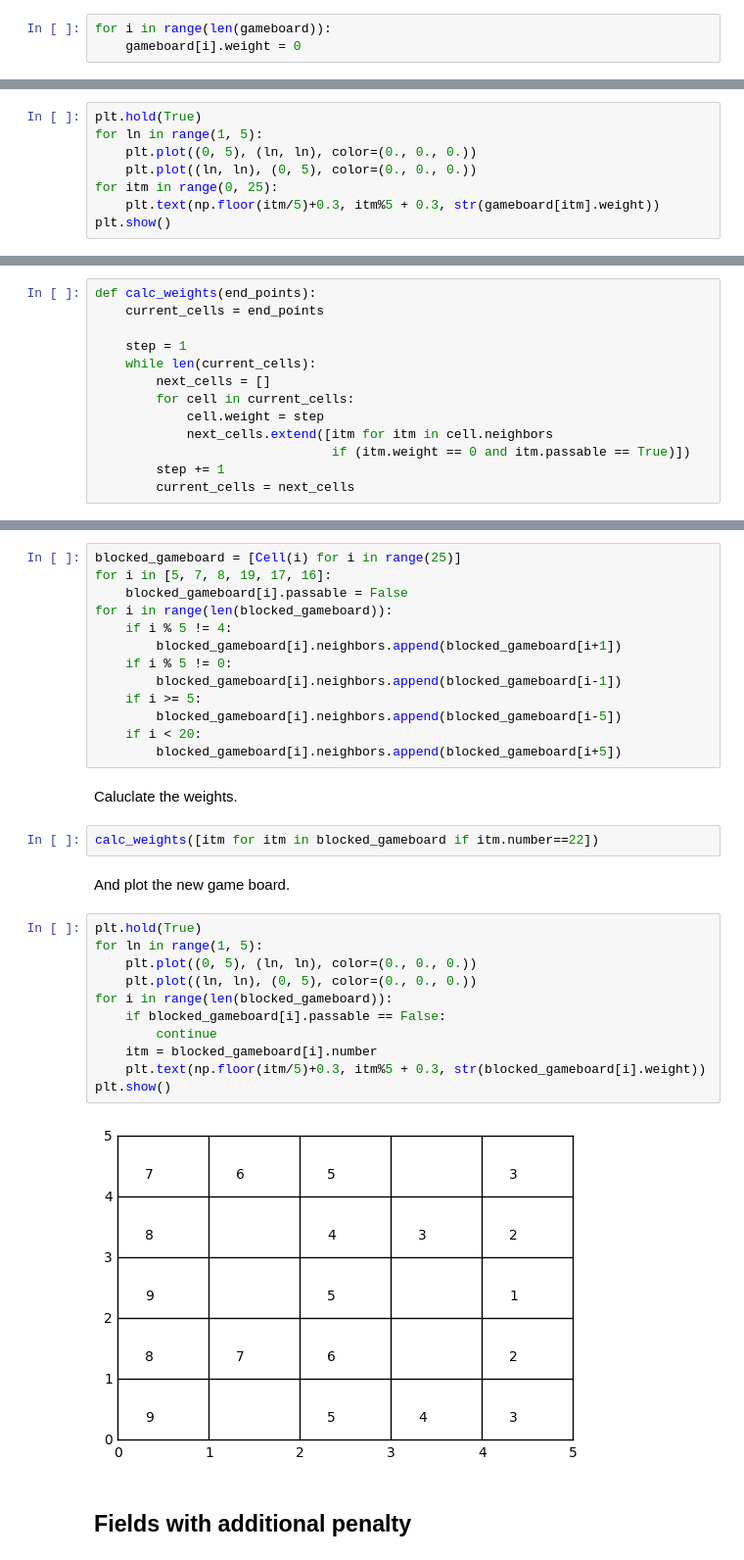
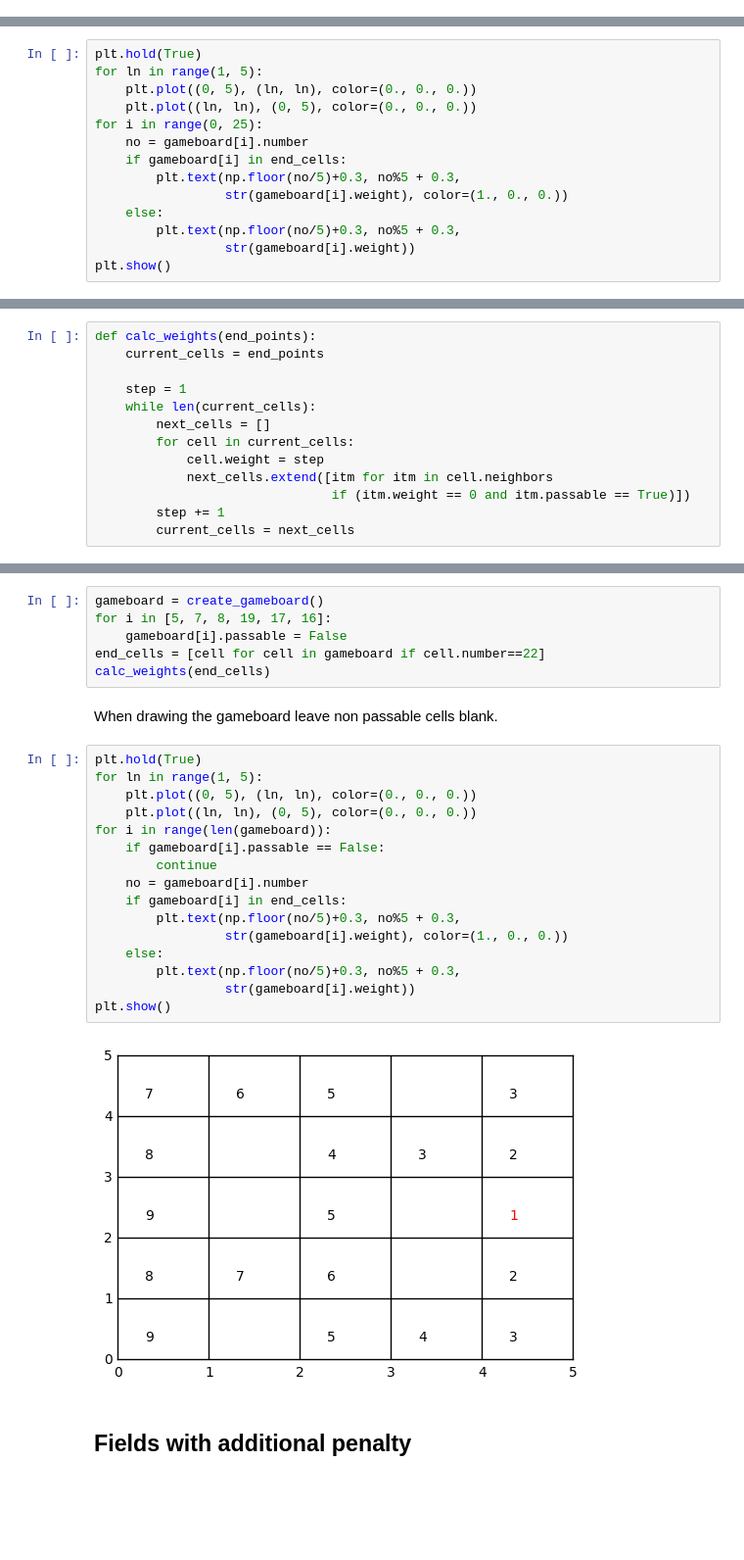
Before and after one commit to SvenMayer/notebooks, a Jupyter notebook: short_path.ipynb, the cells around one changed output, grey strips where cells are left out. Shown at 98% size. Cells and saved outputs as stored; diff of their text form; blank space fills up the shorter version.

```diff
--- a/short_path.ipynb
+++ b/short_path.ipynb
@@ -50,3 +69,0 @@ First all weights are zeroed.
-# %%
-for i in range(len(gameboard)):
-    gameboard[i].weight = 0
@@ -71,7 +74,13 @@ plt.hold(True)
 for ln in range(1, 5):
     plt.plot((0, 5), (ln, ln), color=(0., 0., 0.))
     plt.plot((ln, ln), (0, 5), color=(0., 0., 0.))
-for itm in range(0, 25):
-    plt.text(np.floor(itm/5)+0.3, itm%5 + 0.3, str(gameboard[itm].weight))
+for i in range(0, 25):
+    no = gameboard[i].number
+    if gameboard[i] in end_cells:
+        plt.text(np.floor(no/5)+0.3, no%5 + 0.3,
+                 str(gameboard[i].weight), color=(1., 0., 0.))
+    else:
+        plt.text(np.floor(no/5)+0.3, no%5 + 0.3,
+                 str(gameboard[i].weight))
 plt.show()
 # %% [output]
@@ -107,35 +116,29 @@ Create a new gameboard with non passable cells.
-# %%
-blocked_gameboard = [Cell(i) for i in range(25)]
-for i in [5, 7, 8, 19, 17, 16]:
-    blocked_gameboard[i].passable = False
-for i in range(len(blocked_gameboard)):
-    if i % 5 != 4:
-        blocked_gameboard[i].neighbors.append(blocked_gameboard[i+1])
-    if i % 5 != 0:
-        blocked_gameboard[i].neighbors.append(blocked_gameboard[i-1])
-    if i >= 5:
-        blocked_gameboard[i].neighbors.append(blocked_gameboard[i-5])
-    if i < 20:
-        blocked_gameboard[i].neighbors.append(blocked_gameboard[i+5])
-# %% [markdown]
-Caluclate the weights.
-# %%
-calc_weights([itm for itm in blocked_gameboard if itm.number==22])
-# %% [markdown]
-And plot the new game board.
+# %%
+gameboard = create_gameboard()
+for i in [5, 7, 8, 19, 17, 16]:
+    gameboard[i].passable = False
+end_cells = [cell for cell in gameboard if cell.number==22]
+calc_weights(end_cells)
+# %% [markdown]
+When drawing the gameboard leave non passable cells blank.
 # %%
 plt.hold(True)
 for ln in range(1, 5):
     plt.plot((0, 5), (ln, ln), color=(0., 0., 0.))
     plt.plot((ln, ln), (0, 5), color=(0., 0., 0.))
-for i in range(len(blocked_gameboard)):
-    if blocked_gameboard[i].passable == False:
+for i in range(len(gameboard)):
+    if gameboard[i].passable == False:
         continue
-    itm = blocked_gameboard[i].number
-    plt.text(np.floor(itm/5)+0.3, itm%5 + 0.3, str(blocked_gameboard[i].weight))
+    no = gameboard[i].number
+    if gameboard[i] in end_cells:
+        plt.text(np.floor(no/5)+0.3, no%5 + 0.3,
+                 str(gameboard[i].weight), color=(1., 0., 0.))
+    else:
+        plt.text(np.floor(no/5)+0.3, no%5 + 0.3,
+                 str(gameboard[i].weight))
 plt.show()
 # %% [output]
-[figure, old version]
+[figure, new version]
 # %% [markdown]
 ## Fields with additional penalty
 # %% [markdown]
```
Also changed, not shown: parts of 31 cells of this notebook.
